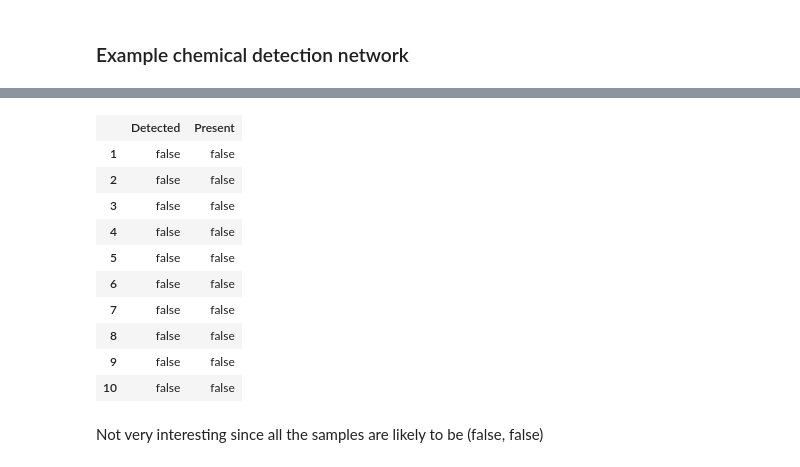
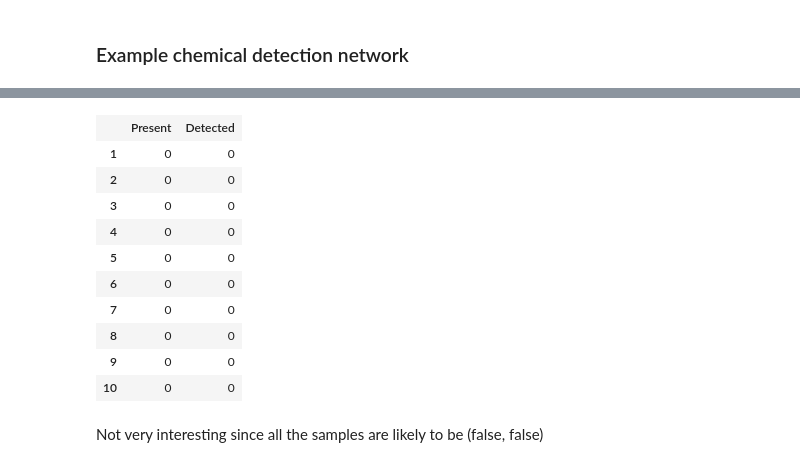
Before and after one commit to sisl/aa228-notebook, a Jupyter notebook: 03-Inference.ipynb, the cells around one changed output, grey strips where cells are left out. Saved outputs shown, nothing was run; the diff lists cells and outputs as text; code cells hidden in the pictures.

```diff
--- a/03-Inference.ipynb
+++ b/03-Inference.ipynb
@@ -243,9 +253,7 @@ rand_table(b, numSamples=8)
 # %% [markdown]
 ### Example chemical detection network
 # %%
-b = BayesNet([:Present, :Detected])
-add_edge!(b, :Present, :Detected)
-set_CPD!(b, :Present, CPDs.Bernoulli(0.001))
-set_CPD!(b, :Detected, CPDs.Bernoulli(a->a[:Present] == true ? 0.999 : 0.001))
-b
+b = BayesNet()
+push!(b, StaticCPD(:Present, Bernoulli(0.001)))
+push!(b, FunctionalCPD{Bernoulli}(:Detected, [:Present], a->Bernoulli(a[:Present] == true ? 0.999 : 0.001)))
 # %% [output]
@@ -253,16 +261,16 @@ BayesNets.BayesNet({2, 1} directed graph,[BayesNets.BayesNetNode(:Present,BayesN
 # %%
-rand_table(b, numSamples=10)
+rand(b, 10)
 # %% [output]
-|  | Detected | Present |
-| 1 | false | false |
-| 2 | false | false |
-| 3 | false | false |
-| 4 | false | false |
-| 5 | false | false |
-| 6 | false | false |
-| 7 | false | false |
-| 8 | false | false |
-| 9 | false | false |
-| 10 | false | false |
+|  | Present | Detected |
+| 1 | 0 | 0 |
+| 2 | 0 | 0 |
+| 3 | 0 | 0 |
+| 4 | 0 | 0 |
+| 5 | 0 | 0 |
+| 6 | 0 | 0 |
+| 7 | 0 | 0 |
+| 8 | 0 | 0 |
+| 9 | 0 | 0 |
+| 10 | 0 | 0 |
 # %% [markdown]
 Not very interesting since all the samples are likely to be (false, false)
```
Also changed, not shown: parts of 27 cells of this notebook, 5 other files.
